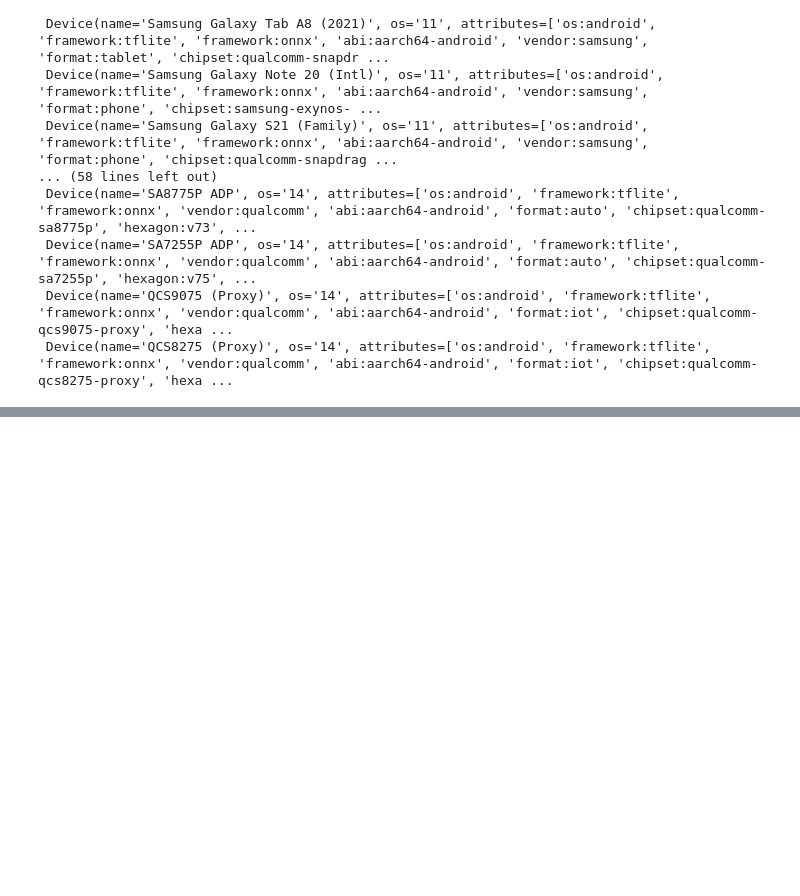
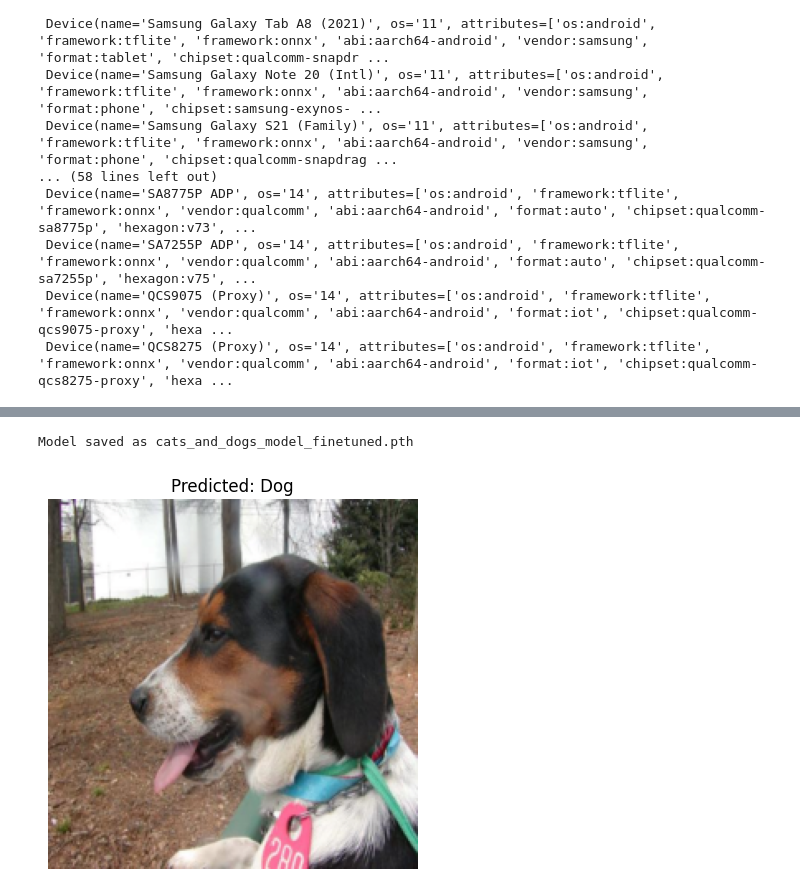
Before and after one commit to AgosVenezia/Campus-StackUp-2025, a Jupyter notebook: qualcomm-AI-hub/Qualcomm.ipynb, the cells around one changed output, grey strips where cells are left out. Saved outputs shown, nothing was run; the diff lists cells and outputs as text; code cells hidden in the pictures; blank space fills up the shorter version.

Commit message:
Unleash the Power of Edge AI with Qualcomm AI Hub - Quest 3: Bring Your Own Models with Qualcomm AI Hub

```diff
--- a/qualcomm-AI-hub/Qualcomm.ipynb
+++ b/qualcomm-AI-hub/Qualcomm.ipynb
@@ -168,0 +264,17 @@ Downloaded model to mobilenet_v3.tflite
+# %%
+# Load ResNet18 pre-trained on ImageNet
+model = models.resnet18(pretrained=True)
+
+for name, param in model.named_parameters():
+    # Only unfreeze parameters in layer4 and fc
+    if "layer4" in name or "fc" in name:
+        param.requires_grad = True
+    else:
+        param.requires_grad = False
+
+# Replace the final layer to suit our binary classification
+model.fc = nn.Linear(model.fc.in_features, 2)
+
+# Device configuration
+device = torch.device("cuda" if torch.cuda.is_available() else "cpu")
+model = model.to(device)
@@ -168,0 +365,50 @@ Downloaded model to mobilenet_v3.tflite
+# %%
+# Saving the trained model
+torch.save(model.state_dict(), 'cats_and_dogs_model_finetuned.pth')
+print("Model saved as cats_and_dogs_model_finetuned.pth")
+# %% [output]
+Model saved as cats_and_dogs_model_finetuned.pth
+# %%
+import random
+
+dataset = datasets.ImageFolder(data_dir, transform=val_transform)
+
+def predict_random_image():
+    # Get a random index from the dataset
+    idx = random.randint(0, len(dataset) - 1)
+    img, label = dataset[idx]
+
+    img = img.unsqueeze(0).to(device)  # Add batch dimension and move to the device
+
+    # Make a prediction
+    with torch.no_grad():
+        outputs = model(img)  # Get model's output
+        _, predicted = torch.max(outputs, 1)  # Get the predicted class index
+
+    # Map the predicted class index back to 'Cat' or 'Dog'
+    class_names = dataset.classes
+    predicted_class = class_names[predicted.item()]
+
+    # Normalize the image back to [0, 1] for visualization
+    img = img.squeeze(0).cpu()  # Remove batch dimension and move to CPU
+
+    # Undo the normalization from the model
+    unnormalize = transforms.Compose([
+        transforms.Normalize(mean=[-0.485/0.229, -0.456/0.224, -0.406/0.225],
+                             std=[1/0.229, 1/0.224, 1/0.225])
+    ])
+    img = unnormalize(img)
+
+    # Convert tensor to PIL image for display
+    img = transforms.ToPILImage()(img)
+
+    # Display the image
+    plt.imshow(img)
+    plt.title(f'Predicted: {predicted_class}')
+    plt.axis('off')
+    plt.show()
+
+# Call the function to predict and display a random image
+predict_random_image()
+# %% [output]
+[figure, added]
```
Also changed, not shown: parts of 19 cells of this notebook, 1 other file.
